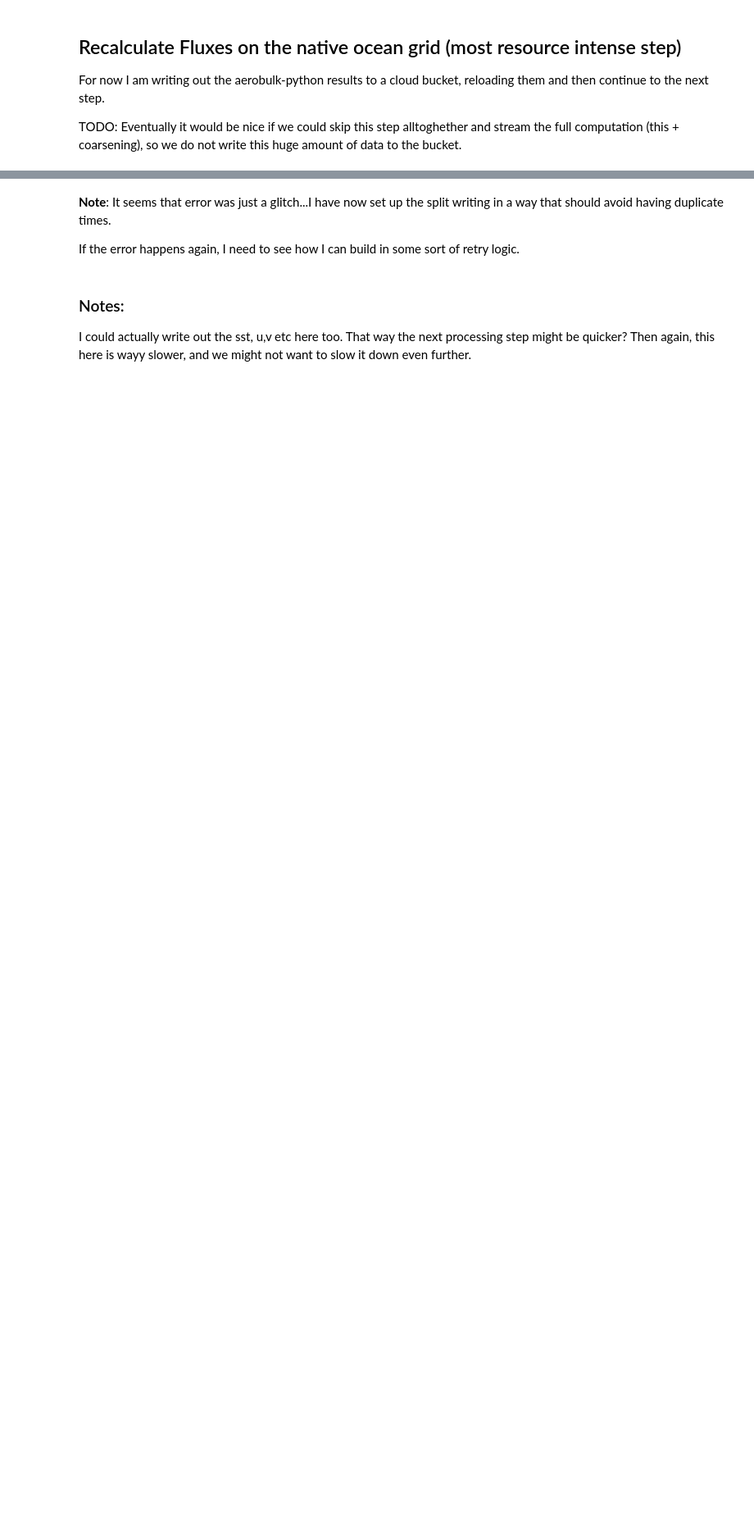
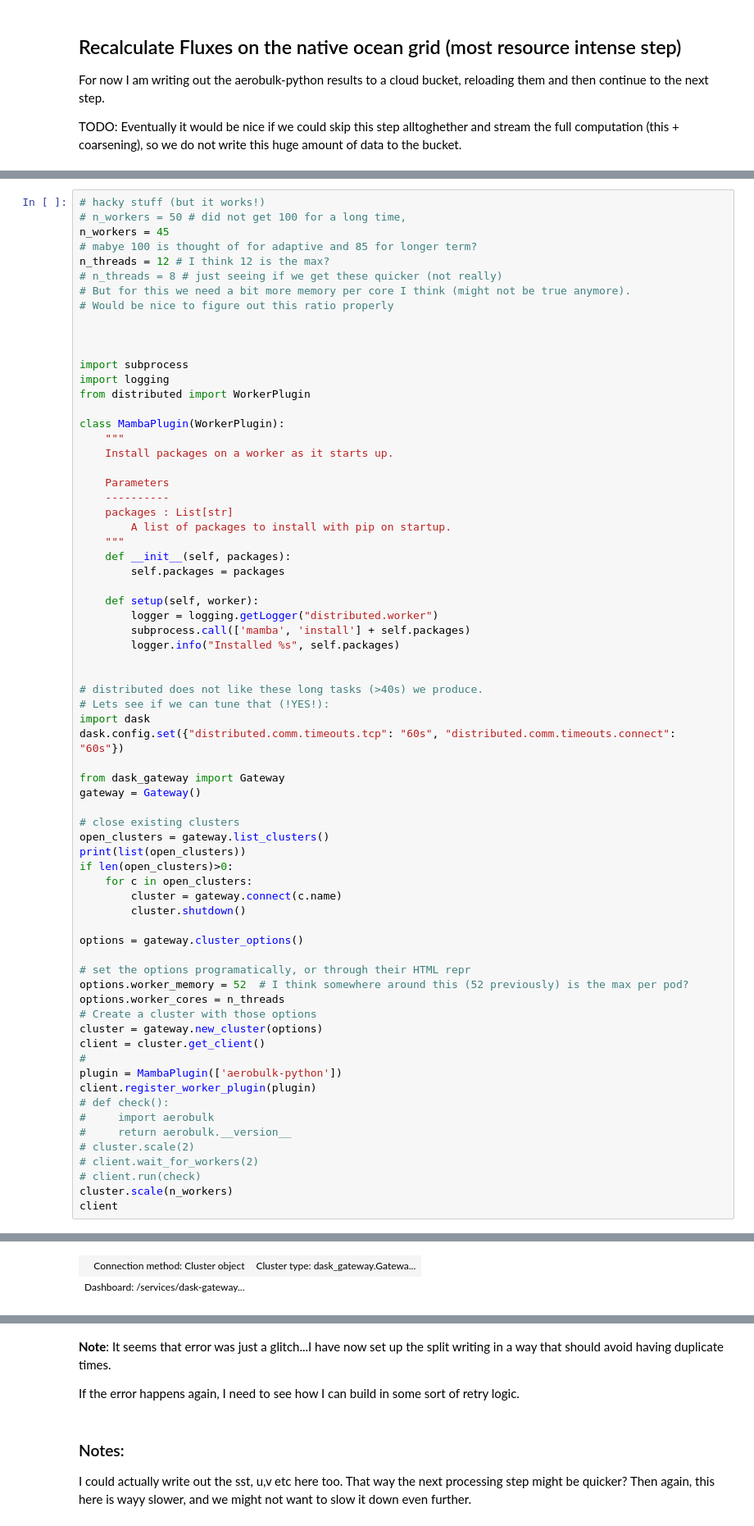
Before and after one commit to ocean-transport/scale-aware-air-sea, a Jupyter notebook: notebooks/jbusecke/workflow/cm26_pipeline.ipynb, the cells around one changed output, grey strips where cells are left out. Shown at 82% size. Cells and saved outputs as stored; diff of their text form; blank space fills up the shorter version.

```diff
--- a/notebooks/jbusecke/workflow/cm26_pipeline.ipynb
+++ b/notebooks/jbusecke/workflow/cm26_pipeline.ipynb
@@ -266,0 +184,70 @@ Attributes: (0)
+# %%
+# hacky stuff (but it works!)
+# n_workers = 50 # did not get 100 for a long time,
+n_workers = 45
+# mabye 100 is thought of for adaptive and 85 for longer term?
+n_threads = 12 # I think 12 is the max?
+# n_threads = 8 # just seeing if we get these quicker (not really)
+# But for this we need a bit more memory per core I think (might not be true anymore).
+# Would be nice to figure out this ratio properly
+
+
+
+import subprocess
+import logging
+from distributed import WorkerPlugin
+
+class MambaPlugin(WorkerPlugin):
+    """
+    Install packages on a worker as it starts up.
+
+    Parameters
+    ----------
+    packages : List[str]
+        A list of packages to install with pip on startup.
+    """
+    def __init__(self, packages):
+        self.packages = packages
+
+    def setup(self, worker):
+        logger = logging.getLogger("distributed.worker")
+        subprocess.call(['mamba', 'install'] + self.packages)
+        logger.info("Installed %s", self.packages)
+
+
+# distributed does not like these long tasks (>40s) we produce.
+# Lets see if we can tune that (!YES!):
+import dask
+dask.config.set({"distributed.comm.timeouts.tcp": "60s", "distributed.comm.timeouts.connect": "60s"})
+
+from dask_gateway import Gateway
+gateway = Gateway()
+
+# close existing clusters
+open_clusters = gateway.list_clusters()
+print(list(open_clusters))
+if len(open_clusters)>0:
+    for c in open_clusters:
+        cluster = gateway.connect(c.name)
+        cluster.shutdown()
+
+options = gateway.cluster_options()
+
+# set the options programatically, or through their HTML repr
+options.worker_memory = 52  # I think somewhere around this (52 previously) is the max per pod?
+options.worker_cores = n_threads
+# Create a cluster with those options
+cluster = gateway.new_cluster(options)
+client = cluster.get_client()
+#
+plugin = MambaPlugin(['aerobulk-python'])
+client.register_worker_plugin(plugin)
+# def check():
+#     import aerobulk
+#     return aerobulk.__version__
+# cluster.scale(2)
+# client.wait_for_workers(2)
+# client.run(check)
+cluster.scale(n_workers)
+client
+# %% [output]
@@ -266,0 +257,2 @@ Attributes: (0)
+| Connection method: Cluster object | Cluster type: dask_gateway.Gatewa... |
+| Dashboard: /services/dask-gateway... |  |
```
Also changed, not shown: parts of 33 cells of this notebook, 1 other file.
